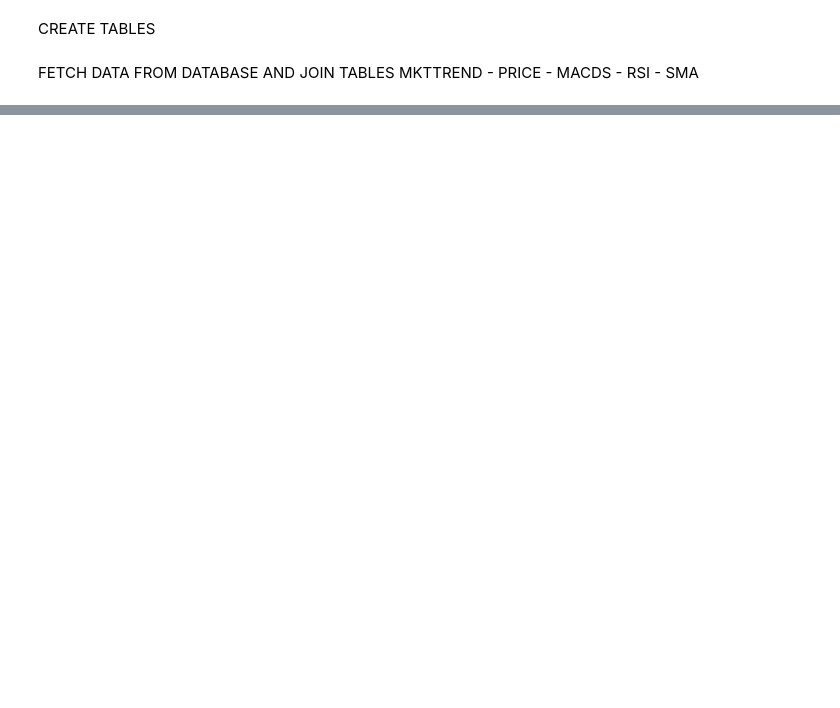
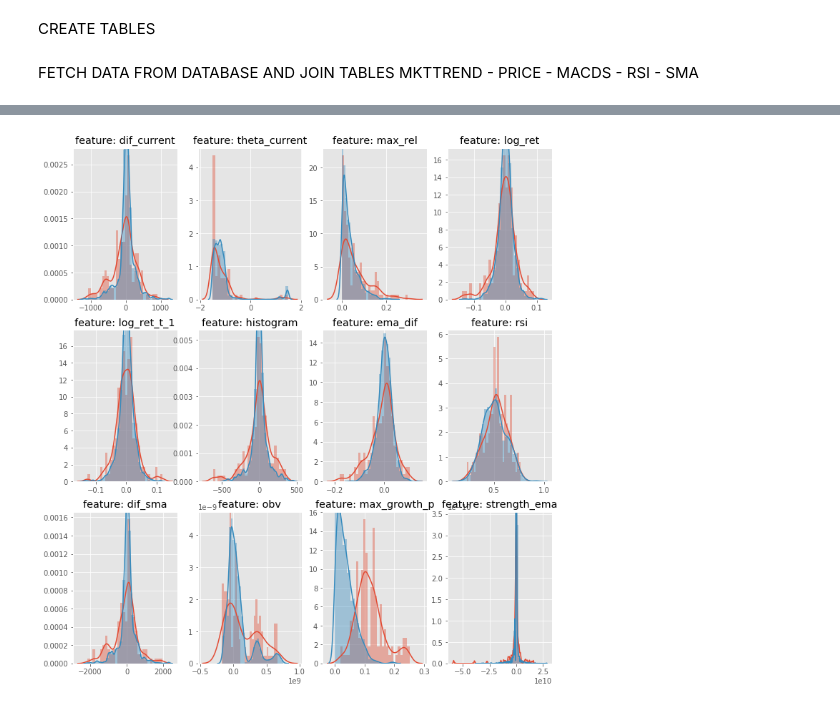
Before and after one commit to eduardocurado/crypto_bot, a Jupyter notebook: Notebooks/Data_analysis_crypto20180325.ipynb, the cells around one changed output, grey strips where cells are left out. Drawn from its saved outputs; the diff is of its cells as text; code cells hidden in the pictures; blank space fills up the shorter version.

```diff
--- a/Notebooks/Data_analysis_crypto20180325.ipynb
+++ b/Notebooks/Data_analysis_crypto20180325.ipynb
@@ -139,3 +153,15 @@ df.head()
+# %%
+plt.figure(figsize=(12,8*4))
+gs = gridspec.GridSpec(7, 4)
+for i, cn in enumerate(df.drop(['growth_sign'], axis=1).columns):
+    ax = plt.subplot(gs[i])
+    sns.distplot(df[cn][df.growth_sign == 1], bins=30)
+    sns.distplot(df[cn][df.growth_sign == 0], bins=30)
+    ax.set_xlabel('')
+    ax.set_title('feature: ' + str(cn))
+plt.show()
+# %% [output]
+[figure, added]
 # %%
 train = df.iloc[0:math.floor(len(df)*0.75)].copy()
 test = df.iloc[math.floor(len(df)*0.75):len(df)].copy()
```
Also changed, not shown: parts of 10 cells of this notebook, 4 other files.
